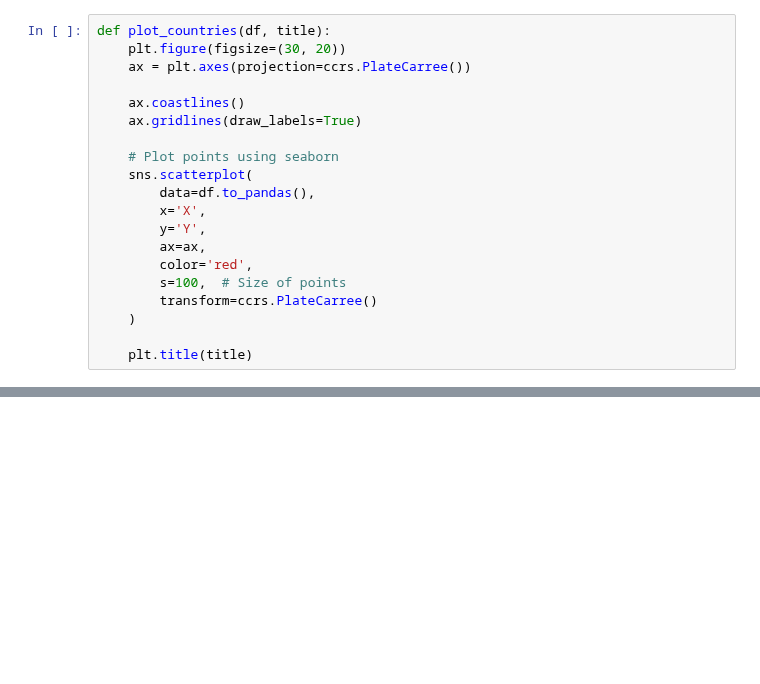
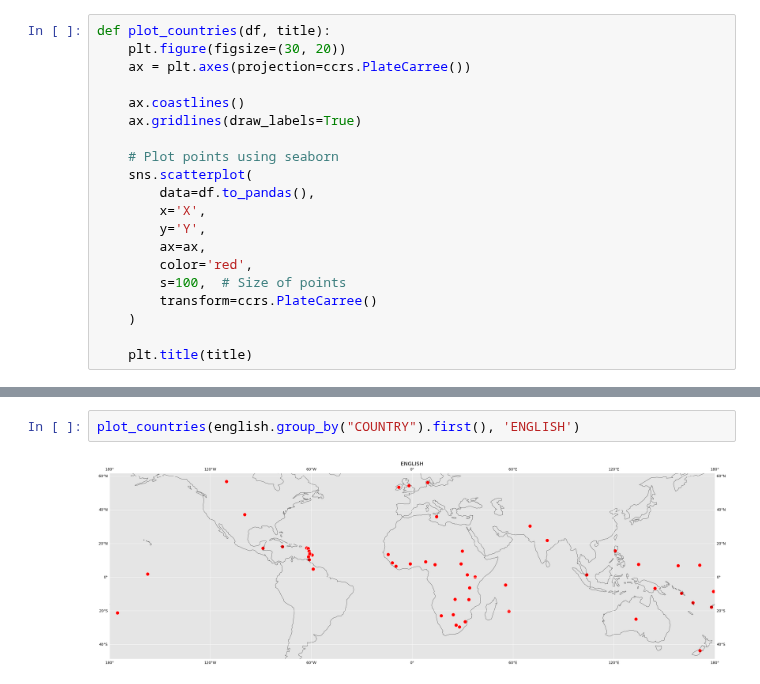
Before and after one commit to sergiorgiraldo/DataScience-Showcase, a Jupyter notebook: Languages/default.ipynb, the cells around one changed output, grey strips where cells are left out. Saved outputs shown, nothing was run; the diff lists cells and outputs as text; blank space fills up the shorter version.

Commit message:
feat: show maps for english and french:: by sergio giraldo @ 20250306T1133CET, gpg signed

```diff
--- a/Languages/default.ipynb
+++ b/Languages/default.ipynb
@@ -265,0 +225,4 @@ plot_countries(french_with_coords.group_by("COUNTRY").first(), 'FRENCH')
+# %%
+plot_countries(english.group_by("COUNTRY").first(), 'ENGLISH')
+# %% [output]
+[figure, added]
```
Also changed, not shown: parts of 8 cells of this notebook.
